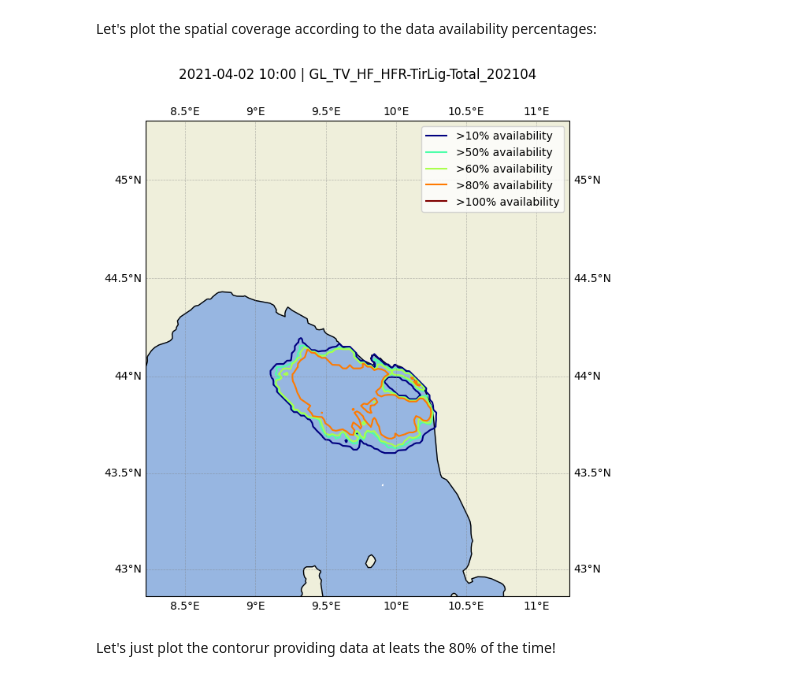
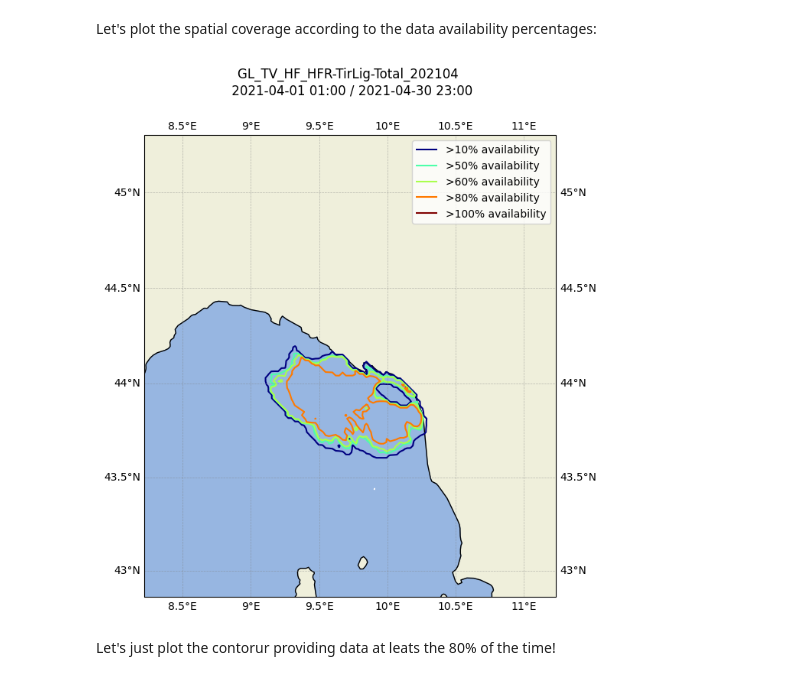
Before and after one commit to CopernicusMarineInsitu/2021-sicomar-summer-school, a Jupyter notebook: visualizing-hfradar-data.ipynb, the cells around one changed output. Cells and saved outputs as stored; diff of their text form; code cells hidden in the pictures.

Commit message:
updatted plots titles

```diff
--- a/visualizing-hfradar-data.ipynb
+++ b/visualizing-hfradar-data.ipynb
@@ -422,24 +422,25 @@ extent = [info['bbox'][0]-1,info['bbox'][1]+1,info['bbox'][2]-1,info['bbox'][3]+
 # %%
 plt.figure(num=None, figsize=(8, 8), dpi=100, facecolor='w', edgecolor='k')
 ax = plt.axes(projection=ccrs.Mercator())# Map projection
 gl = ax.gridlines(crs=ccrs.PlateCarree(), draw_labels=True, linewidth=0.5, color='gray', alpha=0.5, linestyle='--') #adding grid lines
 #add countours
 cs = ax.contour(ds['LONGITUDE'], ds['LATITUDE'], data, transform=ccrs.PlateCarree(), cmap=cmap, levels = levels)
 labels = ['>'+str(x)+'% availability' for x in levels]
 ax.legend(handles=cs.legend_elements()[0], labels=labels)
 #add features
 ax.add_feature(cfeature.LAND)
 ax.add_feature(cfeature.OCEAN)
 ax.add_feature(cfeature.COASTLINE)
 ax.set_extent(extent)#personalized limts
-plt.title(timestamp+' | '+ds.id, pad=25)
+title = ds.id+ ' \n '+timestamp_start+' / '+timestamp_end
+plt.title(title, pad=25)
 
 #uncomment next lines to save the figure
 #figure_name = ds.id+'_coverageContours.png'
 #plt.savefig(figure_name)
 plt.show()
 # %% [output]
-[figure, old version]
+[figure, new version]
 # %% [markdown]
 Let's just plot the contorur providing data at leats the 80% of the time!
 # %%
```
Also changed, not shown: parts of 7 cells of this notebook.
